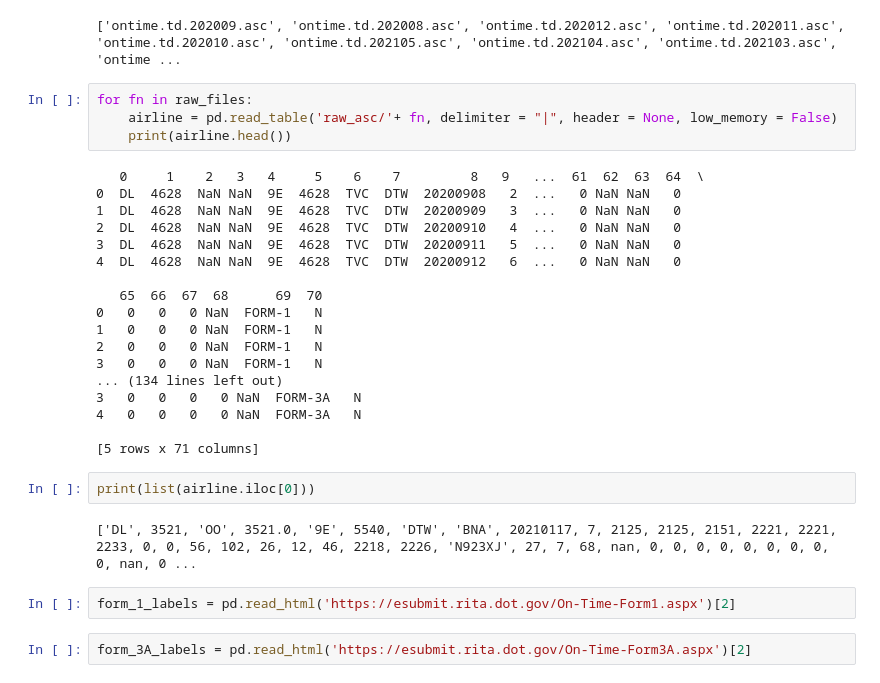
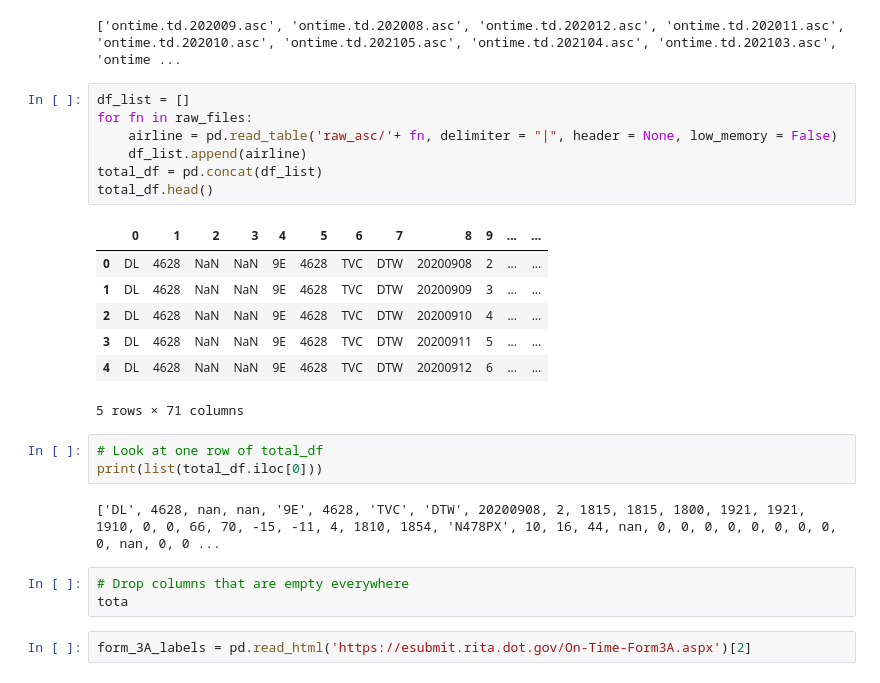
Before and after one commit to andrew-ana/machine-learning-project, a Jupyter notebook: resources/data_exploration.ipynb, the cells around one changed output. Cells and saved outputs as stored; diff of their text form.

```diff
--- a/resources/data_exploration.ipynb
+++ b/resources/data_exploration.ipynb
@@ -7,32 +7,27 @@ print(raw_files)
 # %% [output]
 ['ontime.td.202009.asc', 'ontime.td.202008.asc', 'ontime.td.202012.asc', 'ontime.td.202011.asc', 'ontime.td.202010.asc', 'ontime.td.202105.asc', 'ontime.td.202104.asc', 'ontime.td.202103.asc', 'ontime ...
 # %%
+df_list = []
 for fn in raw_files:
     airline = pd.read_table('raw_asc/'+ fn, delimiter = "|", header = None, low_memory = False)
-    print(airline.head())
+    df_list.append(airline)
+total_df = pd.concat(df_list)
+total_df.head()
 # %% [output]
+|  | 0 | 1 | 2 | 3 | 4 | 5 | 6 | 7 | 8 | 9 | ... | ... |
+| 0 | DL | 4628 | NaN | NaN | 9E | 4628 | TVC | DTW | 20200908 | 2 | ... | ... |
+| 1 | DL | 4628 | NaN | NaN | 9E | 4628 | TVC | DTW | 20200909 | 3 | ... | ... |
+| 2 | DL | 4628 | NaN | NaN | 9E | 4628 | TVC | DTW | 20200910 | 4 | ... | ... |
+| 3 | DL | 4628 | NaN | NaN | 9E | 4628 | TVC | DTW | 20200911 | 5 | ... | ... |
+| 4 | DL | 4628 | NaN | NaN | 9E | 4628 | TVC | DTW | 20200912 | 6 | ... | ... |
-   0     1    2   3   4     5    6    7         8   9   ...  61  62  63  64  \
-0  DL  4628  NaN NaN  9E  4628  TVC  DTW  20200908   2  ...   0 NaN NaN   0
-1  DL  4628  NaN NaN  9E  4628  TVC  DTW  20200909   3  ...   0 NaN NaN   0
-2  DL  4628  NaN NaN  9E  4628  TVC  DTW  20200910   4  ...   0 NaN NaN   0
-3  DL  4628  NaN NaN  9E  4628  TVC  DTW  20200911   5  ...   0 NaN NaN   0
-4  DL  4628  NaN NaN  9E  4628  TVC  DTW  20200912   6  ...   0 NaN NaN   0
-
-   65  66  67  68      69  70
-0   0   0   0 NaN  FORM-1   N
-1   0   0   0 NaN  FORM-1   N
-2   0   0   0 NaN  FORM-1   N
-3   0   0   0 NaN  FORM-1   N
-... (134 lines left out)
-3   0   0   0   0 NaN  FORM-3A   N
-4   0   0   0   0 NaN  FORM-3A   N
-
-[5 rows x 71 columns]
+5 rows × 71 columns
-# %%
-print(list(airline.iloc[0]))
-# %% [output]
-['DL', 3521, 'OO', 3521.0, '9E', 5540, 'DTW', 'BNA', 20210117, 7, 2125, 2125, 2151, 2221, 2221, 2233, 0, 0, 56, 102, 26, 12, 46, 2218, 2226, 'N923XJ', 27, 7, 68, nan, 0, 0, 0, 0, 0, 0, 0, 0, 0, nan, 0 ...
-# %%
-form_1_labels = pd.read_html('https://esubmit.rita.dot.gov/On-Time-Form1.aspx')[2]
+# %%
+# Look at one row of total_df
+print(list(total_df.iloc[0]))
+# %% [output]
+['DL', 4628, nan, nan, '9E', 4628, 'TVC', 'DTW', 20200908, 2, 1815, 1815, 1800, 1921, 1921, 1910, 0, 0, 66, 70, -15, -11, 4, 1810, 1854, 'N478PX', 10, 16, 44, nan, 0, 0, 0, 0, 0, 0, 0, 0, 0, nan, 0, 0 ...
+# %%
+# Drop columns that are empty everywhere
+tota
 # %%
 form_3A_labels = pd.read_html('https://esubmit.rita.dot.gov/On-Time-Form3A.aspx')[2]
```
Also changed, not shown: parts of 9 cells of this notebook.
